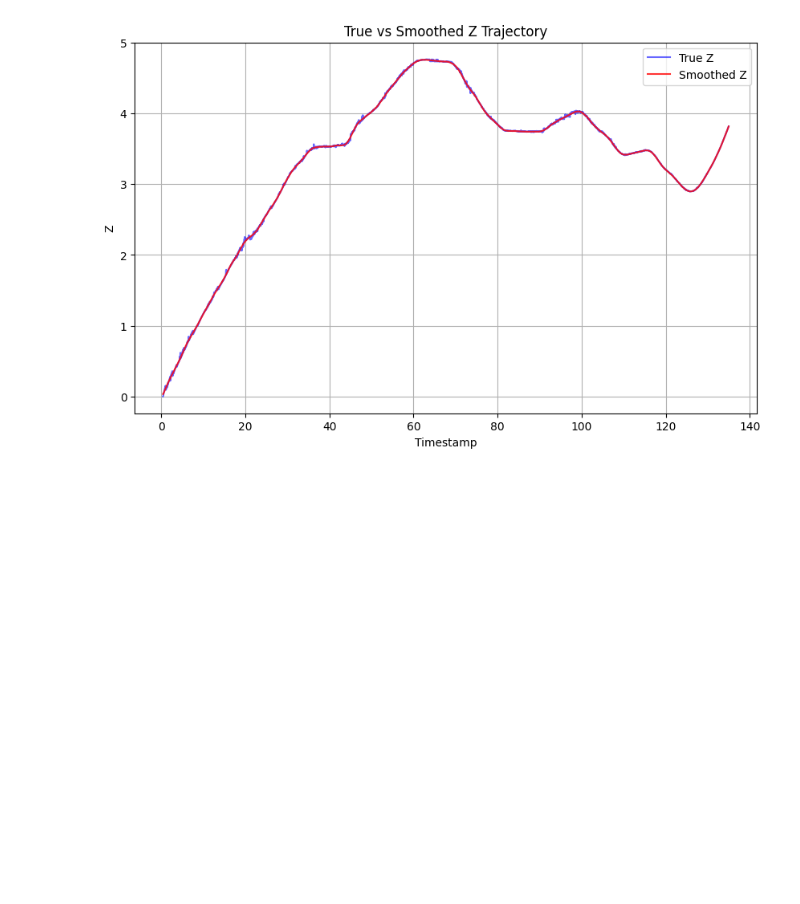
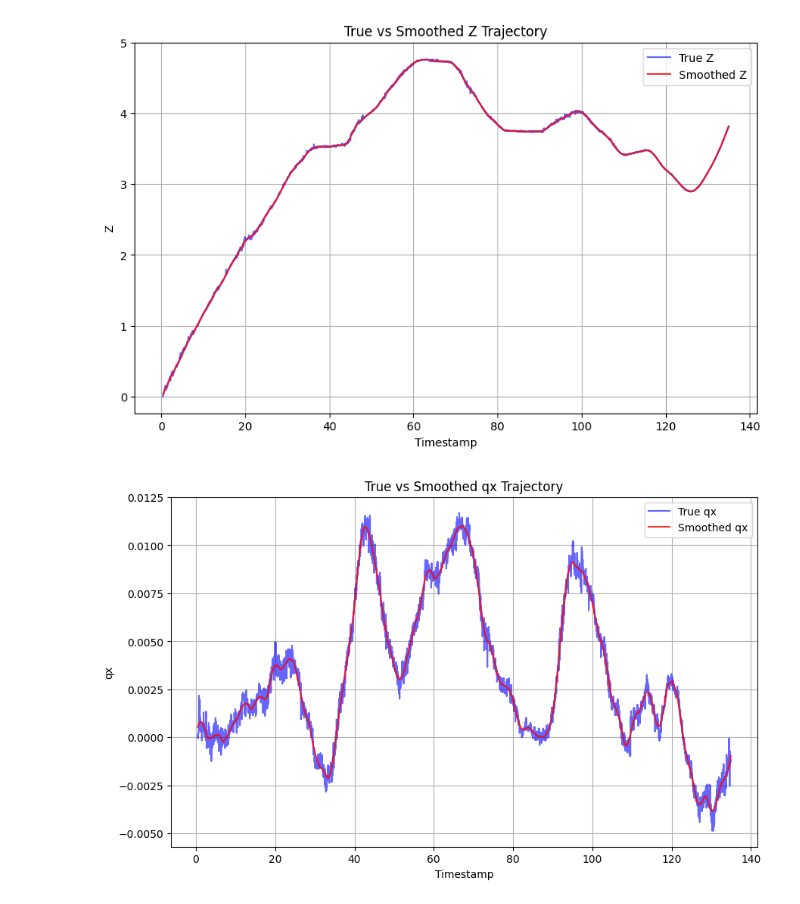
Before and after one commit to qphulong/stella_slam_trajectory_extract, a Jupyter notebook: smooth.ipynb, the cells around one changed output. Saved outputs shown, nothing was run; the diff lists cells and outputs as text; code cells hidden in the pictures; blank space fills up the shorter version.

Commit message:
temp quaternion smooth approach

```diff
--- a/smooth.ipynb
+++ b/smooth.ipynb
@@ -139,3 +94,19 @@ plt.grid(True)
 plt.show()
 # %% [output]
 [figure]
+# %%
+# Apply savgol_filter to qx
+smooth_qx = savgol_filter(df['qx'], window_length=128, polyorder=3)
+
+# Plot the true vs smoothed qx
+plt.figure(figsize=(10, 6))
+plt.plot(df['timestamp'], df['qx'], label='True qx', color='b', alpha=0.6)  # Original data
+plt.plot(df['timestamp'], smooth_qx, label='Smoothed qx', color='r', alpha=0.8)  # Smoothed data
+plt.xlabel('Timestamp')
+plt.ylabel('qx')
+plt.title('True vs Smoothed qx Trajectory')
+plt.legend()
+plt.grid(True)
+plt.show()
+# %% [output]
+[figure, added]
```
Also changed, not shown: parts of 10 cells of this notebook.
